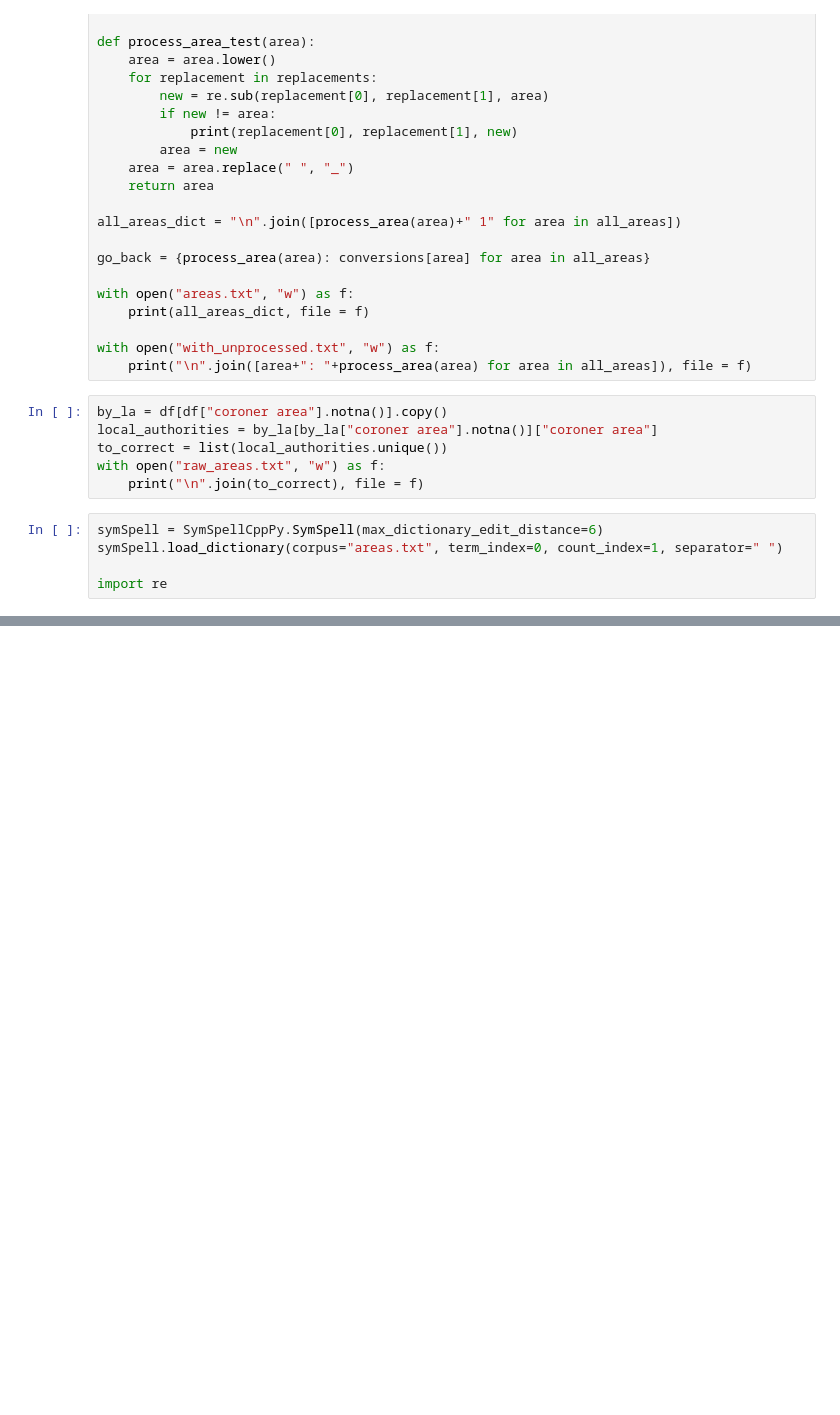
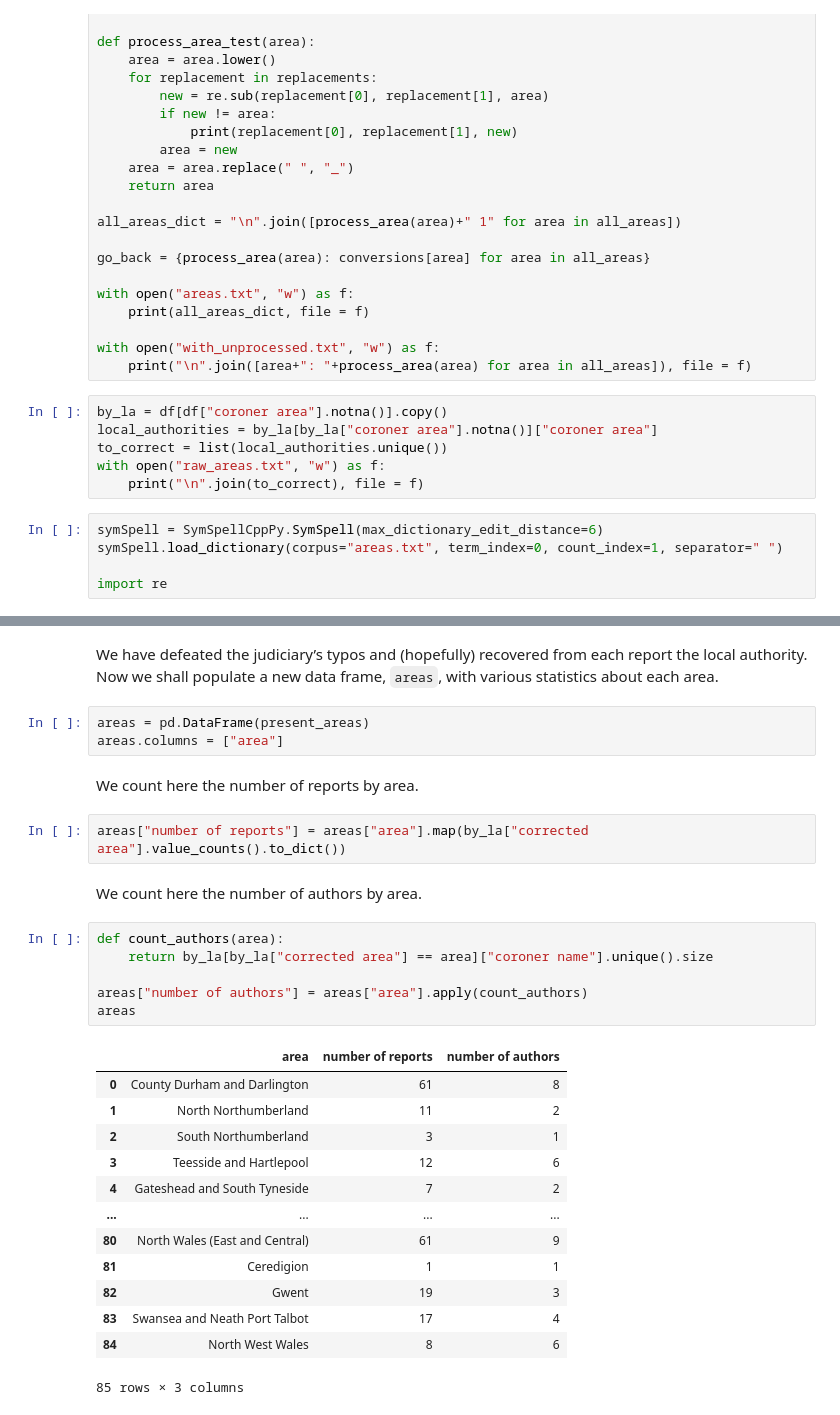
Before and after one commit to georgiarichards/georgiarichards.github.io, a Jupyter notebook: data/Web_scraper_PFDs.ipynb, the cells around one changed output, grey strips where cells are left out. Cells and saved outputs as stored; diff of their text form; blank space fills up the shorter version.

```diff
--- a/data/Web_scraper_PFDs.ipynb
+++ b/data/Web_scraper_PFDs.ipynb
@@ -670,0 +640,31 @@ Name: corrected area, Length: 87, dtype: int64
+# %% [markdown]
+We have defeated the judiciary’s typos and (hopefully) recovered from each report the local authority. Now we shall populate a new data frame, `areas`, with various statistics about each area.
+# %%
+areas = pd.DataFrame(present_areas)
+areas.columns = ["area"]
+# %% [markdown]
+We count here the number of reports by area.
+# %%
+areas["number of reports"] = areas["area"].map(by_la["corrected area"].value_counts().to_dict())
+# %% [markdown]
+We count here the number of authors by area.
+# %%
+def count_authors(area):
+    return by_la[by_la["corrected area"] == area]["coroner name"].unique().size
+
+areas["number of authors"] = areas["area"].apply(count_authors)
+areas
+# %% [output]
+|  | area | number of reports | number of authors |
+| 0 | County Durham and Darlington | 61 | 8 |
+| 1 | North Northumberland | 11 | 2 |
+| 2 | South Northumberland | 3 | 1 |
+| 3 | Teesside and Hartlepool | 12 | 6 |
+| 4 | Gateshead and South Tyneside | 7 | 2 |
+| ... | ... | ... | ... |
+| 80 | North Wales (East and Central) | 61 | 9 |
+| 81 | Ceredigion | 1 | 1 |
+| 82 | Gwent | 19 | 3 |
+| 83 | Swansea and Neath Port Talbot | 17 | 4 |
+| 84 | North West Wales | 8 | 6 |
+85 rows × 3 columns
```
Also changed, not shown: parts of 8 cells of this notebook, 3 other files.
